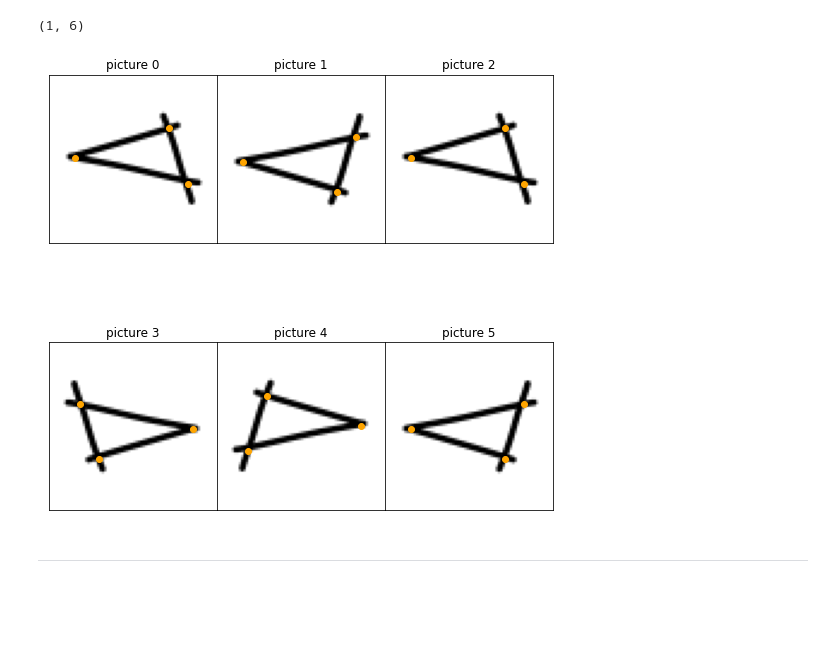
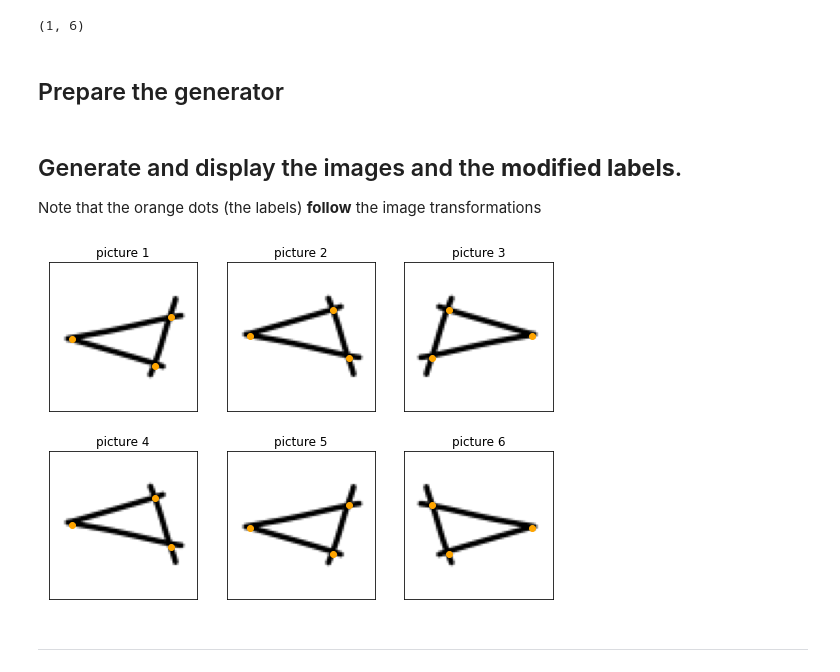
Before and after one commit to frobertpixto/tf_keras_generator_with_targets, a Jupyter notebook: tf_generator_with_target.ipynb, the cells around one changed output. Cells and saved outputs as stored; diff of their text form; code cells hidden in the pictures; blank space fills up the shorter version.

```diff
--- a/tf_generator_with_target.ipynb
+++ b/tf_generator_with_target.ipynb
@@ -34,8 +35,7 @@ seed(12)
 # %%
-# A simple Keras Generator with modified target Y as we apply transformation on image X
 # Based on: https://stanford.edu/~shervine/blog/keras-how-to-generate-data-on-the-fly
 class MyDataGenerator(Sequence):
-    'Generates data for Keras'
+    'A simple Keras Generator with modified target Y as we apply transformation on image X'
 
     def __init__(self, list_IDs: [int], x_set, y_set, batch_size: int=32, dim: tuple=(70, 70), n_channels: int=1, n_vertices: int=4, shuffle: bool=True, horiz_flip_percent: float=0, vert_flip_percent: float=0):
         'Initialization'
@@ -76,7 +76,7 @@ class MyDataGenerator(Sequence):
             np.random.shuffle(self.indexes)
 
     def __data_generation(self, list_IDs_temp: [int]):
-        'Generates data containing batch_size samples'  # X : (n_samples, *dim, n_channels)
+        'Generates data containing batch_size samples'  # X : (nb_samples, *dim, nb_channels)
         # Initialization
         X = np.empty((self.batch_size, *self.dim, self.n_channels))
         y = np.empty((self.batch_size, self.n_vertices * 2))
@@ -93,7 +93,7 @@ class MyDataGenerator(Sequence):
             if (indices_lr[i] < self.horiz_flip_percent):  # Flip Left - Right
                 # Modify the Image
                 image = np.fliplr(image)
-                # modify the label
+                # Modify the label
                 for m in range(nb_labels):
                     if m % 2 == 0:
                         label[m] = 1 - label[m] # Flip the x
@@ -101,7 +101,7 @@ class MyDataGenerator(Sequence):
             if (indices_ud[i] < self.vert_flip_percent):  # Flip Up - Down
                 # Modify the Image
                 image = np.flipud(image)
-                # modify the label
+                # Modify the label
                 for m in range(nb_labels):
                     if m % 2 == 1:
                         label[m] = 1 - label[m] # Flip the y
@@ -148,6 +150,8 @@ xb.shape
 yb.shape
 # %% [output]
 (1, 6)
+# %% [markdown]
+## Prepare the generator
 # %%
 # We prepare a generator where we do horizontal and vertical flip of the image and labels
 datagenTest = MyDataGenerator(indexes, xb, yb, batch_size=1, \
@@ -159,21 +163,23 @@ def plot_sample(X, y, axs):
     axs.imshow(X.reshape(image_size, image_size), cmap="gray") # Put the Image
     y = y.ravel()
     axs.scatter(image_size * y[0::2], image_size * y[1::2], c='orange') # Add the labels as orange dots
+# %% [markdown]
+## Generate and display the images and the **modified labels**.
+Note that the orange dots (the labels) **follow** the image transformations
 # %%
-# Generate and display the images and the modified labels.
-# Note that the orage dots (the labels) follow the image transformations
-fig = plt.figure(figsize=(7, 7))
-fig.subplots_adjust(hspace=0.13,wspace=0.0001,
+fig = plt.figure(figsize=(7, 5))
+fig.subplots_adjust(hspace=0.1,wspace=0.2,
                     left=0,right=1,bottom=0,top=1)
 nb_pictures = 6
 
 for i_pic in range(nb_pictures):
     x,y = datagenTest.__getitem__(0) # <--- Calling the Generator here
-    ax = fig.add_subplot(nb_pictures / 3, 3, i_pic + 1, xticks=[], yticks=[])
+
+    ax  = fig.add_subplot(nb_pictures / 3, 3, i_pic + 1, xticks=[], yticks=[])
     plot_sample(x, y, ax)
-    ax.set_title("picture " + str(i_pic))
+    ax.set_title("picture " + str(i_pic + 1))
 plt.show()
 # %% [output]
-[figure, old version]
+[figure, new version]
 # %% [markdown]
 ***
```
Also changed, not shown: parts of 5 cells of this notebook, 1 other file.
